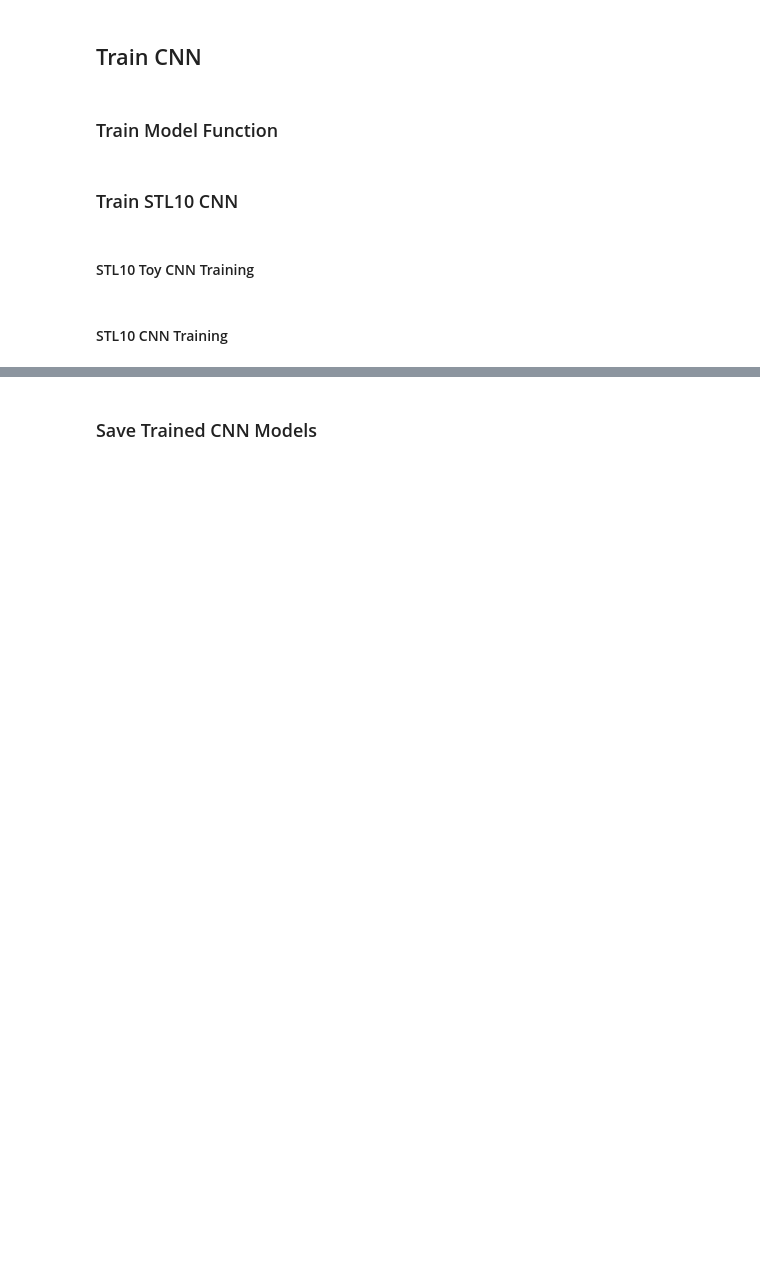
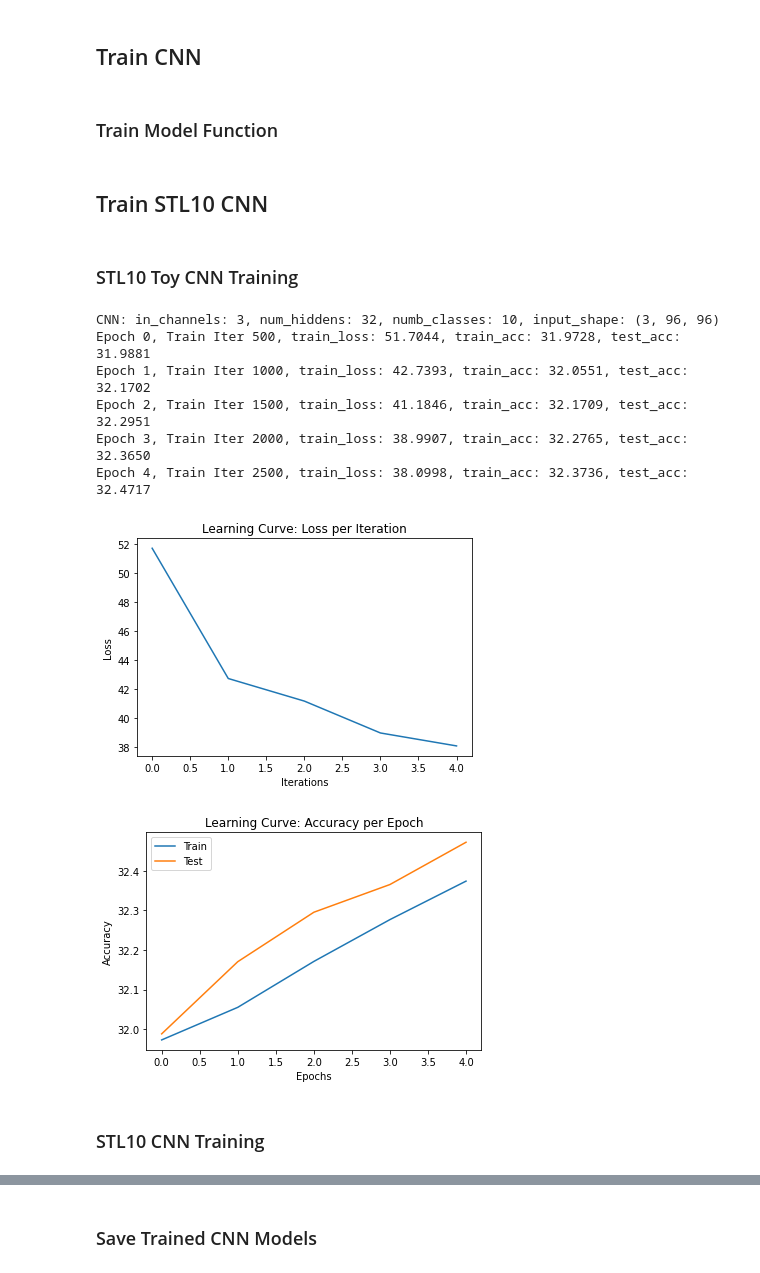
Before and after one commit to alexfok/IntroDeepLearning2022, a Jupyter notebook: IDL_Project_v1.ipynb, the cells around one changed output, grey strips where cells are left out. Cells and saved outputs as stored; diff of their text form; code cells hidden in the pictures; blank space fills up the shorter version.

```diff
--- a/IDL_Project_v1.ipynb
+++ b/IDL_Project_v1.ipynb
@@ -2025,15 +2025,24 @@ def train_model_cnn(train_dataset, test_dataset, enc_in_chnl=3, numb_classes=10,
 
   return model_1
 # %% [markdown]
-### Train STL10 CNN
+ ## Train STL10 CNN
 # %% [markdown]
-#### STL10 Toy CNN Training
+### STL10 Toy CNN Training
 # %%
 DEBUG = False
 DEBUG_NN = False
 
-model_1_cnn = train_model_cnn(stl10_train_split, stl10_test_split, enc_in_chnl=3, numb_classes=10, batch_size=10, num_epochs=5, image_shape=(3, 96, 96), dataset='STL10')
-#model_1 = train_model_cnn(stl10_train_split, stl10_test_split, 3, 10, 10, 5, (3, 96, 96), 'STL10')
+model_1 = train_model(stl10_train_split, stl10_test_split, enc_in_chnl=3, numb_classes=10, batch_size=10, num_epochs=5, image_shape=(3, 96, 96), dataset='STL10')
+#model_1 = train_model(stl10_train_split, stl10_test_split, 3, 10, 10, 5, (3, 96, 96), 'STL10')
+# %% [output]
+CNN: in_channels: 3, num_hiddens: 32, numb_classes: 10, input_shape: (3, 96, 96)
+Epoch 0, Train Iter 500, train_loss: 51.7044, train_acc: 31.9728, test_acc: 31.9881
+Epoch 1, Train Iter 1000, train_loss: 42.7393, train_acc: 32.0551, test_acc: 32.1702
+Epoch 2, Train Iter 1500, train_loss: 41.1846, train_acc: 32.1709, test_acc: 32.2951
+Epoch 3, Train Iter 2000, train_loss: 38.9907, train_acc: 32.2765, test_acc: 32.3650
+Epoch 4, Train Iter 2500, train_loss: 38.0998, train_acc: 32.3736, test_acc: 32.4717
+[figure, added]
+[figure, added]
 # %% [markdown]
-#### STL10 CNN Training
+### STL10 CNN Training
 # %%
```
Also changed, not shown: parts of 13 cells of this notebook.
